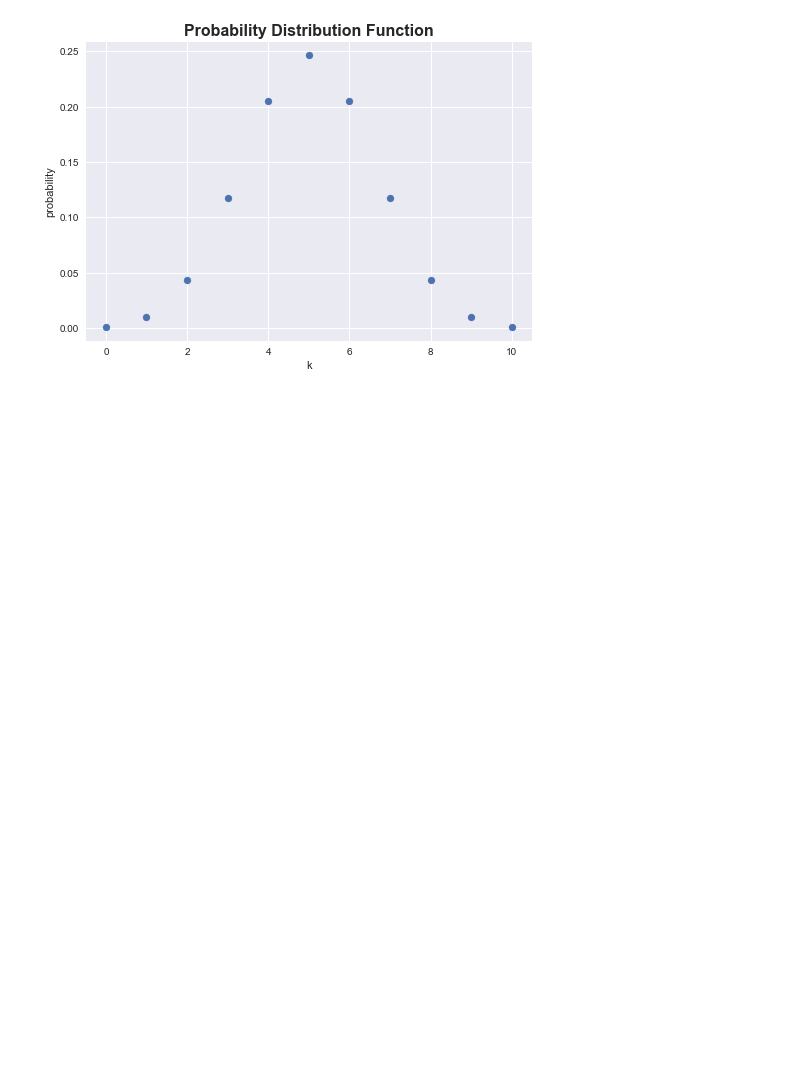
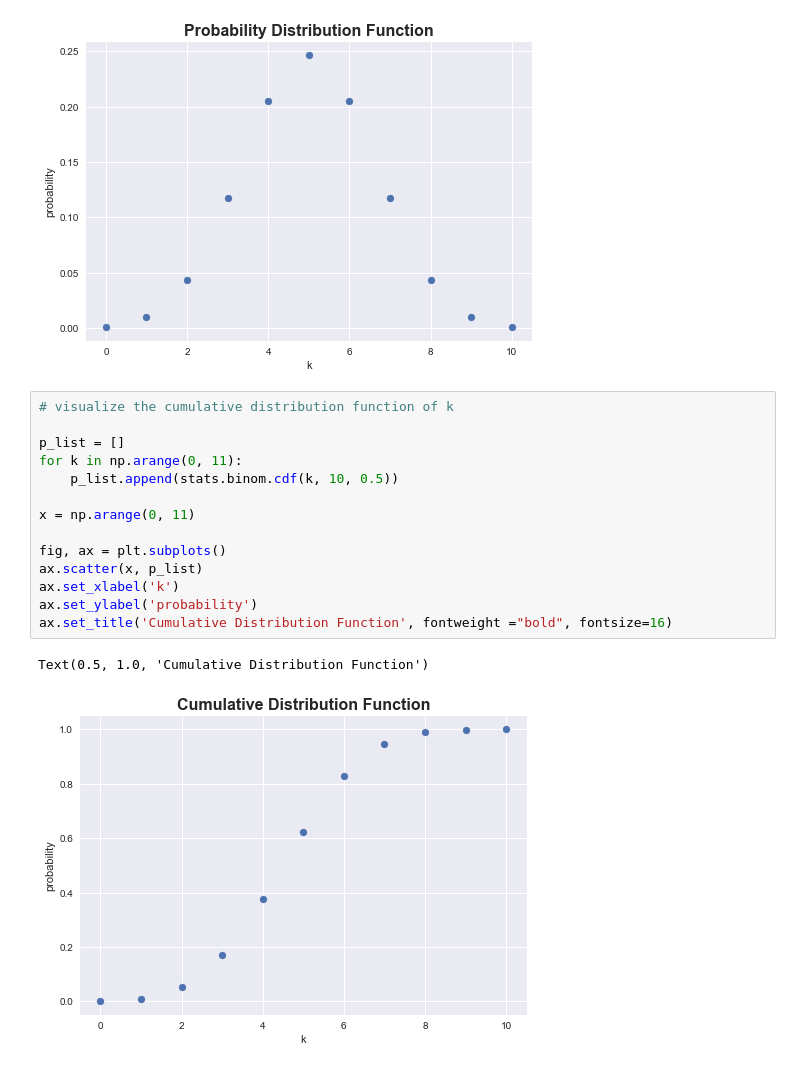
Before and after one commit to harrywang/econometrics-with-python, a Jupyter notebook: _sources/ch02/ch02_1.ipynb, the cells around one changed output. Cells and saved outputs as stored; diff of their text form; blank space fills up the shorter version.

```diff
--- a/_sources/ch02/ch02_1.ipynb
+++ b/_sources/ch02/ch02_1.ipynb
@@ -102,3 +102,20 @@ ax.set_title('Probability Distribution Function', fontweight ="bold", fontsize=1
 # %% [output]
 Text(0.5, 1.0, 'Probability Distribution Function')
 [figure]
+# %%
+# visualize the cumulative distribution function of k
+
+p_list = []
+for k in np.arange(0, 11):
+    p_list.append(stats.binom.cdf(k, 10, 0.5))
+
+x = np.arange(0, 11)
+
+fig, ax = plt.subplots()
+ax.scatter(x, p_list)
+ax.set_xlabel('k')
+ax.set_ylabel('probability')
+ax.set_title('Cumulative Distribution Function', fontweight ="bold", fontsize=16)
+# %% [output]
+Text(0.5, 1.0, 'Cumulative Distribution Function')
+[figure, added]
```
Also changed, not shown: parts of 3 cells of this notebook, 2 other files.
